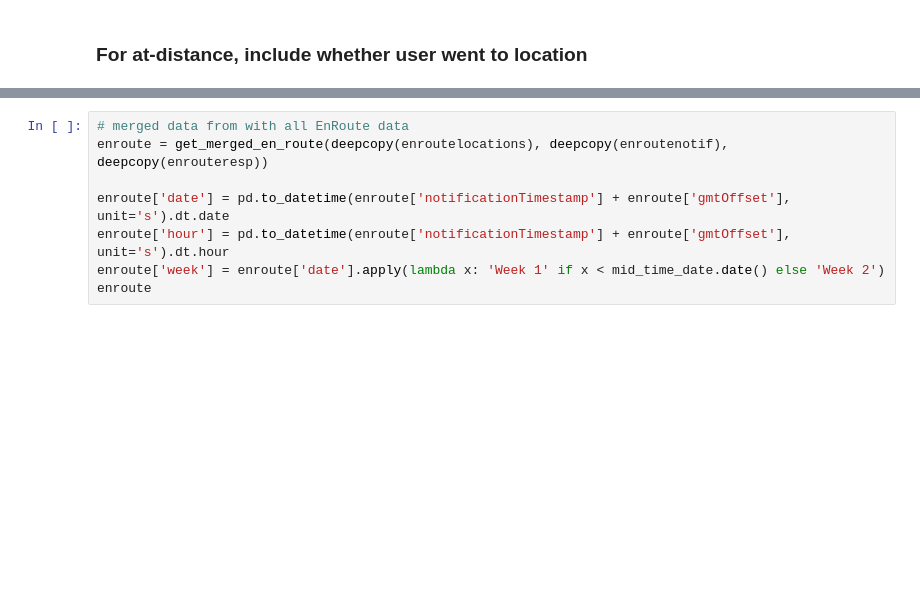
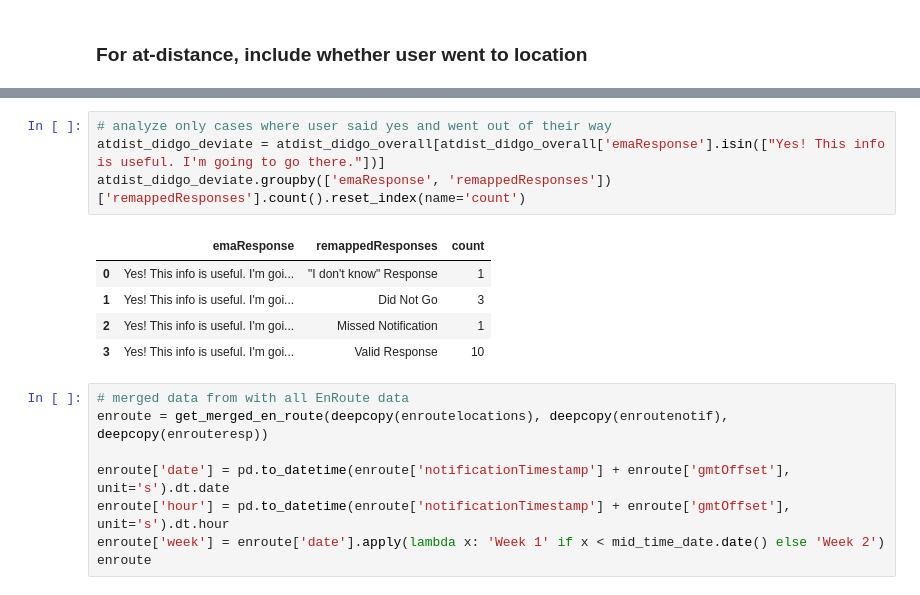
Before and after one commit to NUDelta/les-study-analysis, a Jupyter notebook: su2018/4X-summer-study-analysis.ipynb, the cells around one changed output, grey strips where cells are left out. Drawn from its saved outputs; the diff is of its cells as text; blank space fills up the shorter version.

```diff
--- a/su2018/4X-summer-study-analysis.ipynb
+++ b/su2018/4X-summer-study-analysis.ipynb
@@ -579,3 +623,13 @@ atdist_deviate_moreinfo
+# %%
+# analyze only cases where user said yes and went out of their way
+atdist_didgo_deviate = atdist_didgo_overall[atdist_didgo_overall['emaResponse'].isin(["Yes! This info is useful. I'm going to go there."])]
+atdist_didgo_deviate.groupby(['emaResponse', 'remappedResponses'])['remappedResponses'].count().reset_index(name='count')
+# %% [output]
+|  | emaResponse | remappedResponses | count |
+| 0 | Yes! This info is useful. I'm goi... | "I don't know" Response | 1 |
+| 1 | Yes! This info is useful. I'm goi... | Did Not Go | 3 |
+| 2 | Yes! This info is useful. I'm goi... | Missed Notification | 1 |
+| 3 | Yes! This info is useful. I'm goi... | Valid Response | 10 |
 # %%
 # merged data from with all EnRoute data
 enroute = get_merged_en_route(deepcopy(enroutelocations), deepcopy(enroutenotif), deepcopy(enrouteresp))
```
Also changed, not shown: parts of 41 cells of this notebook, 1 other file.
